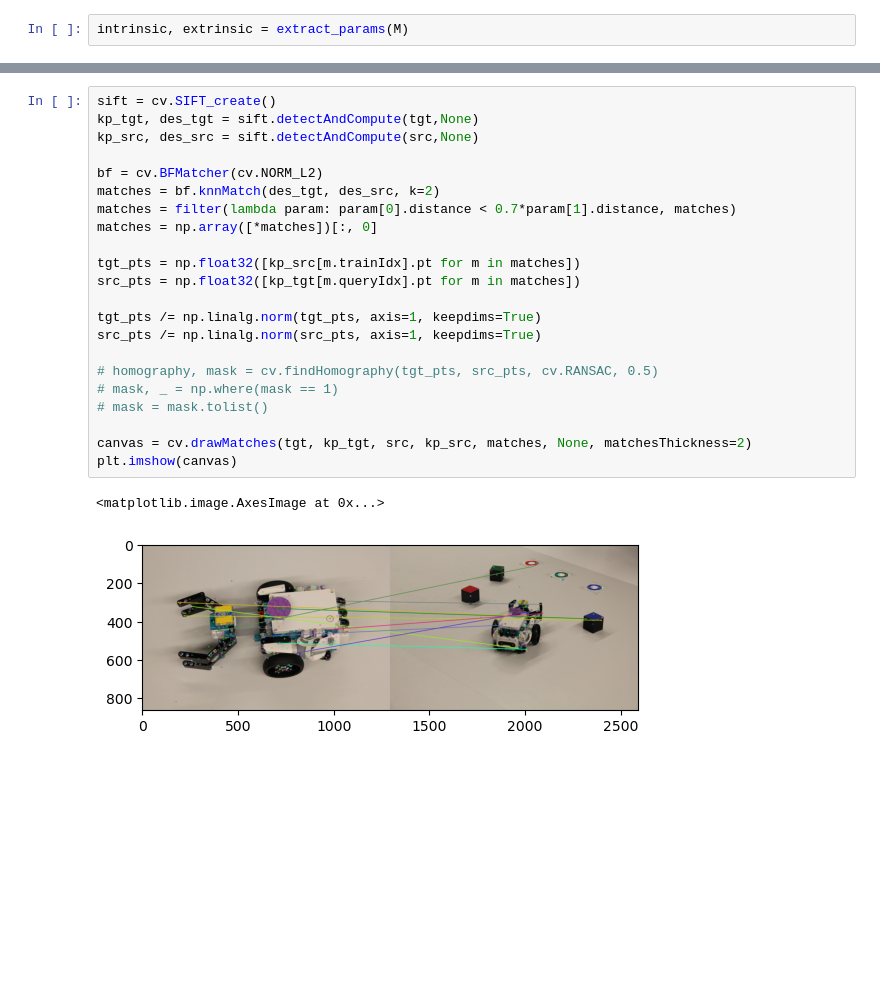
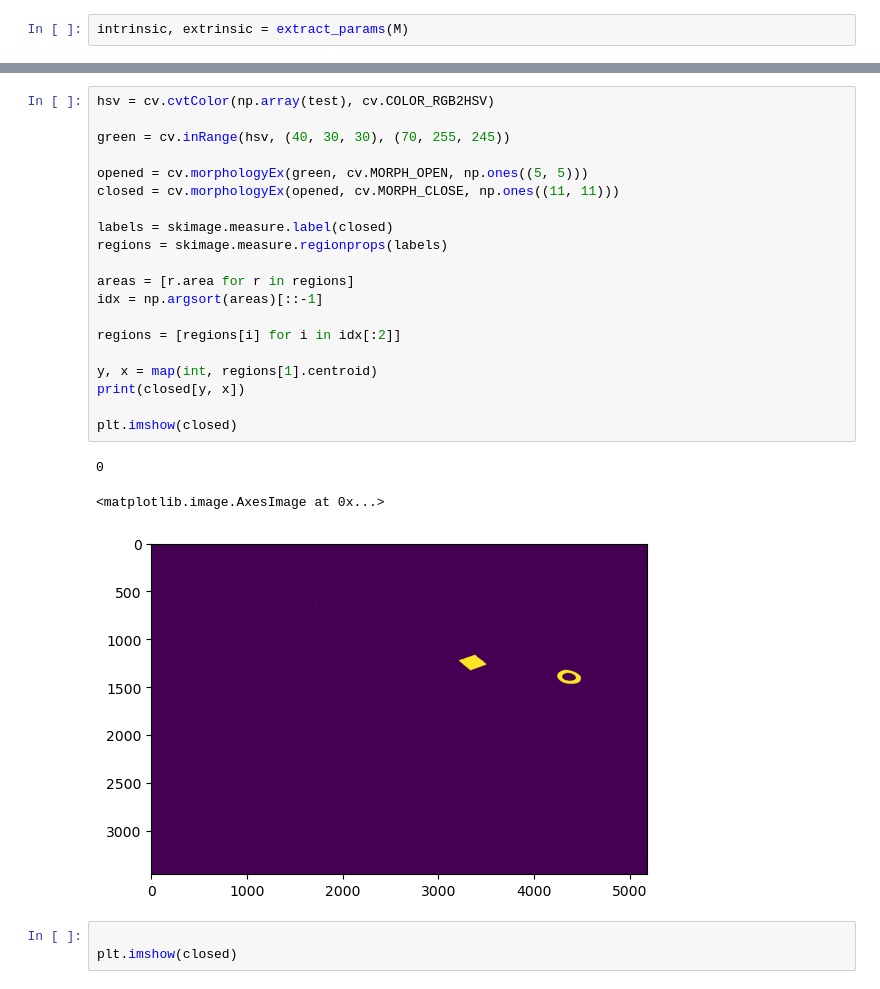
Before and after one commit to imveikka/3DCV_project, a Jupyter notebook: sandbox.ipynb, the cells around one changed output, grey strips where cells are left out. Saved outputs shown, nothing was run; the diff lists cells and outputs as text; blank space fills up the shorter version.

Commit message:
first verstion of object detection

```diff
--- a/sandbox.ipynb
+++ b/sandbox.ipynb
@@ -68,25 +102,27 @@ plt.scatter(*bar2, c='red', s=1, marker='x')
-# %%
-sift = cv.SIFT_create()
-kp_tgt, des_tgt = sift.detectAndCompute(tgt,None)
-kp_src, des_src = sift.detectAndCompute(src,None)
-
-bf = cv.BFMatcher(cv.NORM_L2)
-matches = bf.knnMatch(des_tgt, des_src, k=2)
-matches = filter(lambda param: param[0].distance < 0.7*param[1].distance, matches)
-matches = np.array([*matches])[:, 0]
-
-tgt_pts = np.float32([kp_src[m.trainIdx].pt for m in matches])
-src_pts = np.float32([kp_tgt[m.queryIdx].pt for m in matches])
-
-tgt_pts /= np.linalg.norm(tgt_pts, axis=1, keepdims=True)
-src_pts /= np.linalg.norm(src_pts, axis=1, keepdims=True)
-
-# homography, mask = cv.findHomography(tgt_pts, src_pts, cv.RANSAC, 0.5)
-# mask, _ = np.where(mask == 1)
-# mask = mask.tolist()
-
-canvas = cv.drawMatches(tgt, kp_tgt, src, kp_src, matches, None, matchesThickness=2)
-plt.imshow(canvas)
-# %% [output]
-<matplotlib.image.AxesImage at 0x...>
-[figure, removed]
+# %%
+hsv = cv.cvtColor(np.array(test), cv.COLOR_RGB2HSV)
+
+green = cv.inRange(hsv, (40, 30, 30), (70, 255, 245))
+
+opened = cv.morphologyEx(green, cv.MORPH_OPEN, np.ones((5, 5)))
+closed = cv.morphologyEx(opened, cv.MORPH_CLOSE, np.ones((11, 11)))
+
+labels = skimage.measure.label(closed)
+regions = skimage.measure.regionprops(labels)
+
+areas = [r.area for r in regions]
+idx = np.argsort(areas)[::-1]
+
+regions = [regions[i] for i in idx[:2]]
+
+y, x = map(int, regions[1].centroid)
+print(closed[y, x])
+
+plt.imshow(closed)
+# %% [output]
+0
+<matplotlib.image.AxesImage at 0x...>
+[figure, added]
+# %%
+
+plt.imshow(closed)
```
Also changed, not shown: parts of 7 cells of this notebook, 1 other file.
